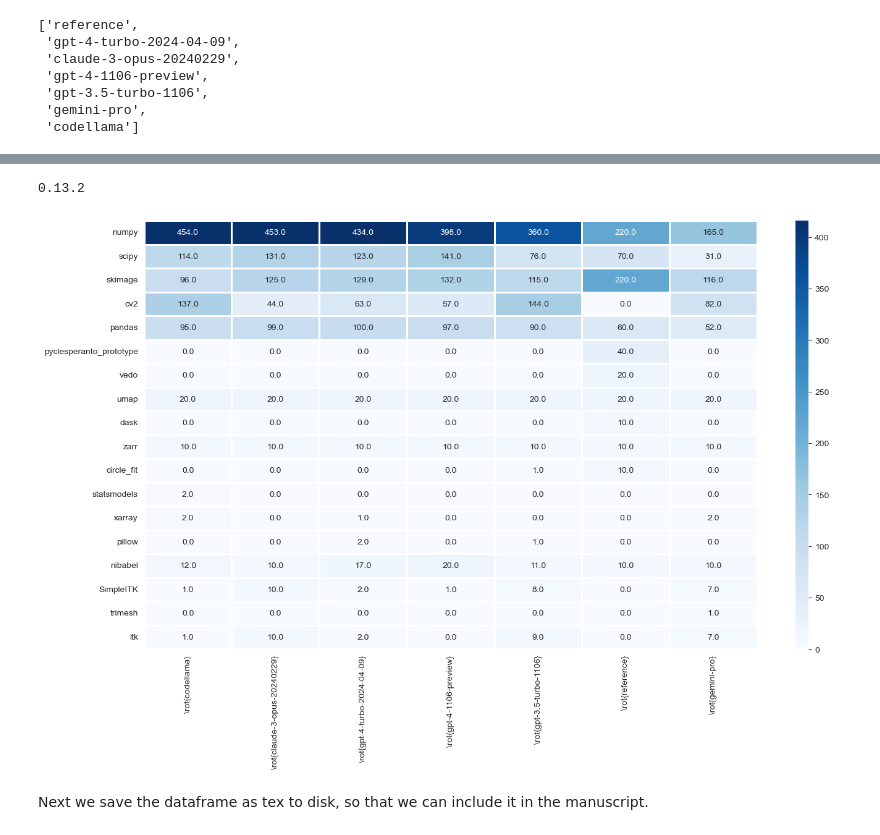
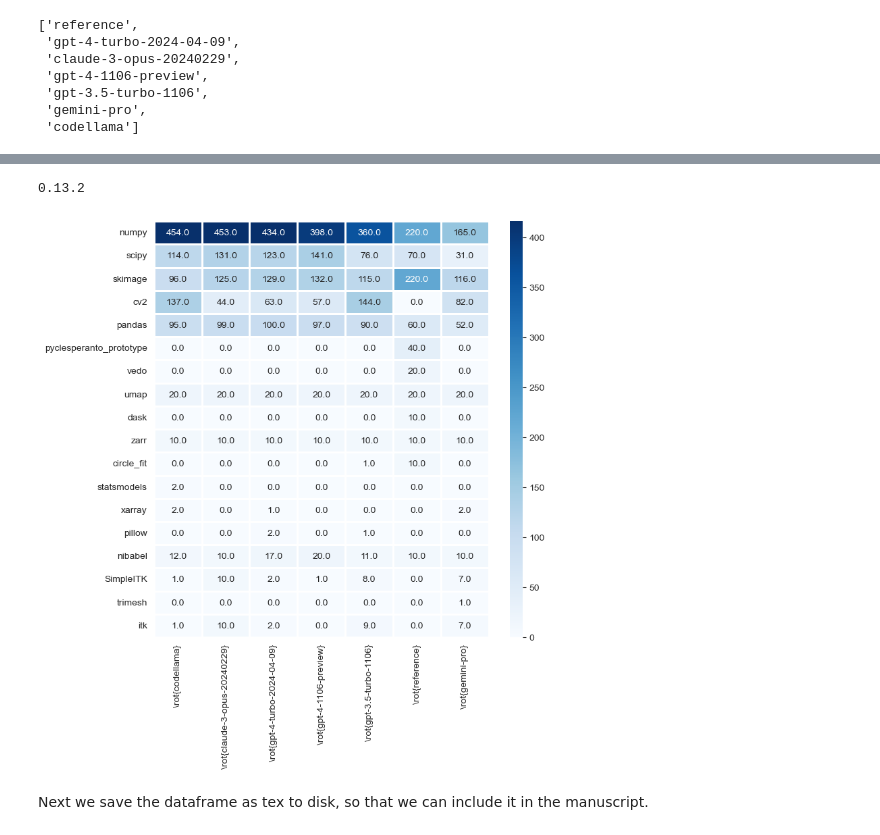
Before and after one commit to haesleinhuepf/human-eval-bia, a Jupyter notebook: demo/summarize_used_libraries.ipynb, the cells around one changed output, grey strips where cells are left out. Saved outputs shown, nothing was run; the diff lists cells and outputs as text; code cells hidden in the pictures.

Commit message:
update used library plot

```diff
--- a/demo/summarize_used_libraries.ipynb
+++ b/demo/summarize_used_libraries.ipynb
@@ -143,30 +143,30 @@ lib_counts
 # %%
 import matplotlib.pyplot as plt
 import numpy as np
 import seaborn as sns
 
 print(sns.__version__)
 sns.set_style("white")
 
 df = lib_counts
 
 # Separate the numerical data for plotting and the string column for y-axis labels
 numerical_data = df.select_dtypes(include=[np.number])
 mean_values = numerical_data.mean().sort_values(ascending=False)
 
 # Reorder columns in numerical_data based on sorted mean values
 numerical_data = numerical_data[mean_values.index]
 
 # Plotting
-fig = plt.figure(figsize=(16,9))
+fig = plt.figure(figsize=(8,8))
 #plot square heatmap entries
 sns.heatmap(numerical_data, annot=True, linewidths=1, fmt=".1f", cbar_kws={'shrink': 1, 'aspect': 2*16}, cmap="Blues", robust=True)
 
 plt.savefig("../docs/paper/used_libraries_heatmap.png", dpi=300,bbox_inches="tight")
 plt.show()
 # %% [output]
 0.13.2
-[figure, old version]
+[figure, new version]
 # %% [markdown]
 Next we save the dataframe as tex to disk, so that we can include it in the manuscript.
 # %%
```
Also changed, not shown: 1 other file.
